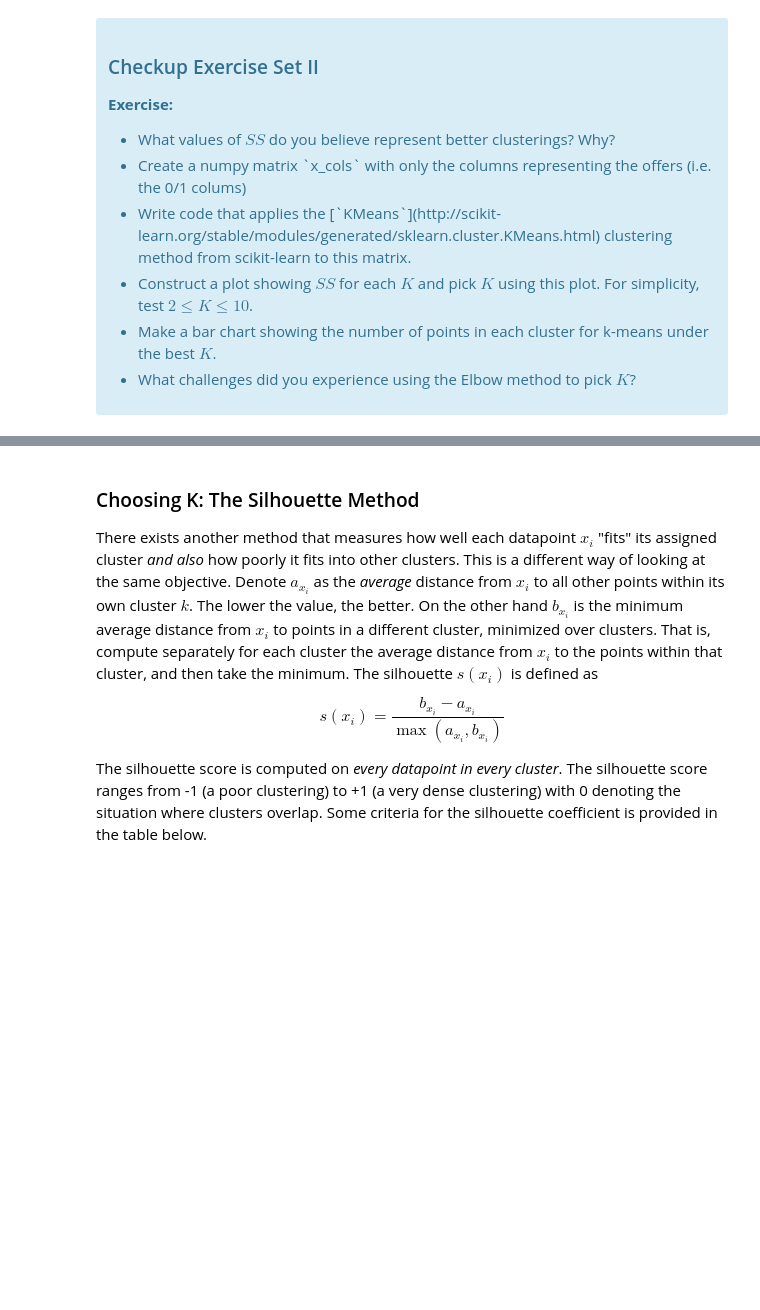
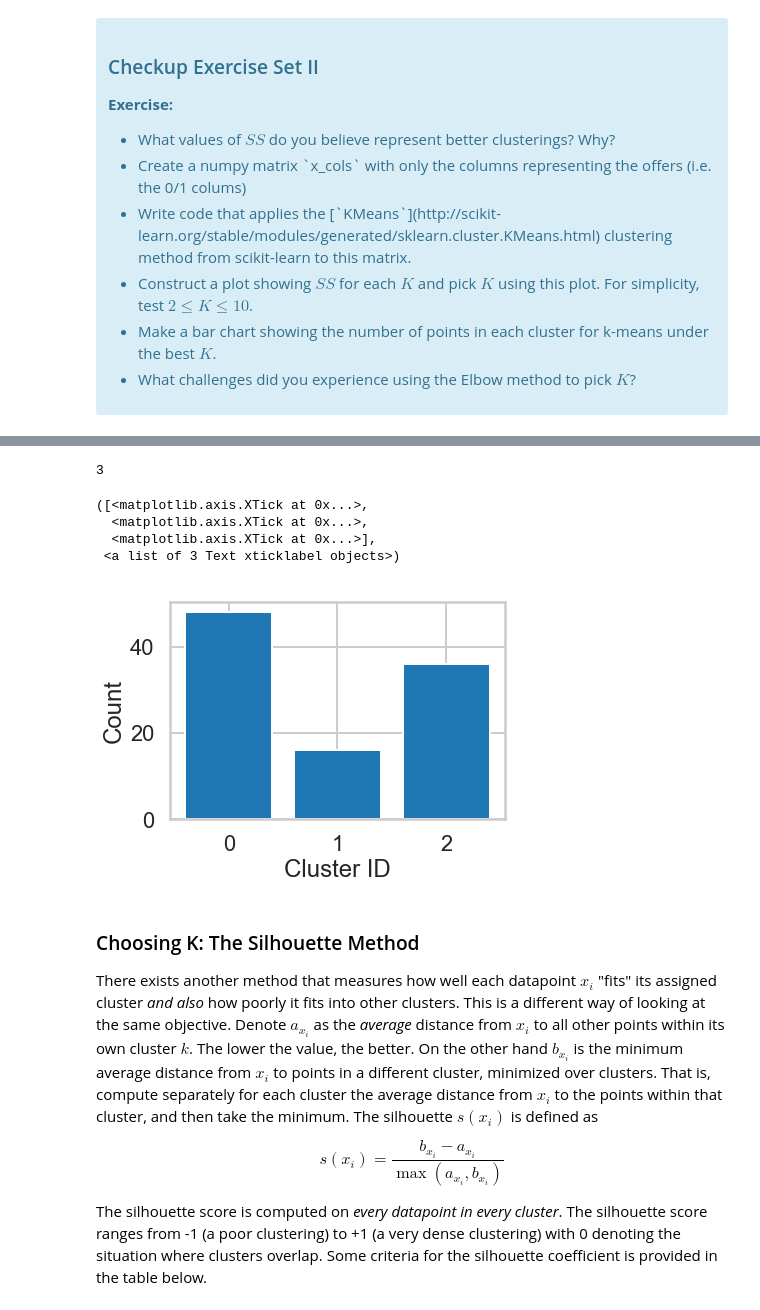
Before and after one commit to wrgorman/Springboard, a Jupyter notebook: Mini_Project_Clustering.ipynb, the cells around one changed output, grey strips where cells are left out. Drawn from its saved outputs; the diff is of its cells as text; code cells hidden in the pictures; blank space fills up the shorter version.

```diff
--- a/Mini_Project_Clustering.ipynb
+++ b/Mini_Project_Clustering.ipynb
@@ -221,3 +341,19 @@ where $x_i$ is a point, $C_k$ represents cluster $k$ and $\mu_k$ is the centroid
+# %%
+best_K = 3
+assignments_best_K = assignments[str(best_K)]
+counts = np.bincount(assignments_best_K)
+print(len(counts))
+plt.bar(range(best_K), counts, align='center')
+plt.xlabel("Cluster ID")
+plt.ylabel("Count")
+plt.xticks(range(best_K))
+# %% [output]
+3
+([<matplotlib.axis.XTick at 0x...>,
+  <matplotlib.axis.XTick at 0x...>,
+  <matplotlib.axis.XTick at 0x...>],
+ <a list of 3 Text xticklabel objects>)
+[figure, added]
 # %% [markdown]
 ### Choosing K: The Silhouette Method
 
```
Also changed, not shown: parts of 12 cells of this notebook.
